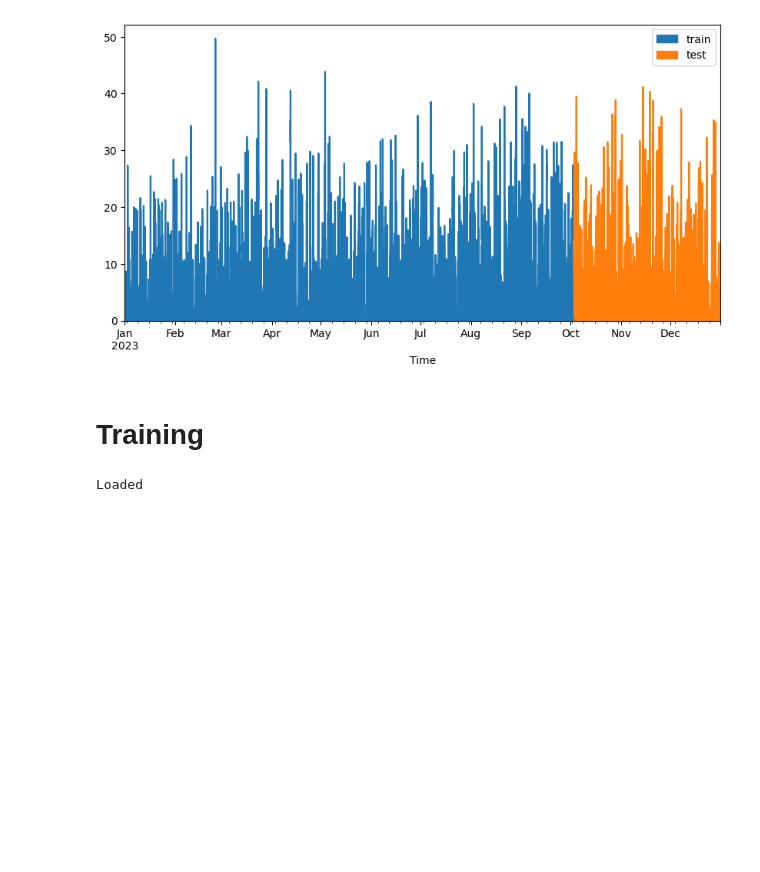
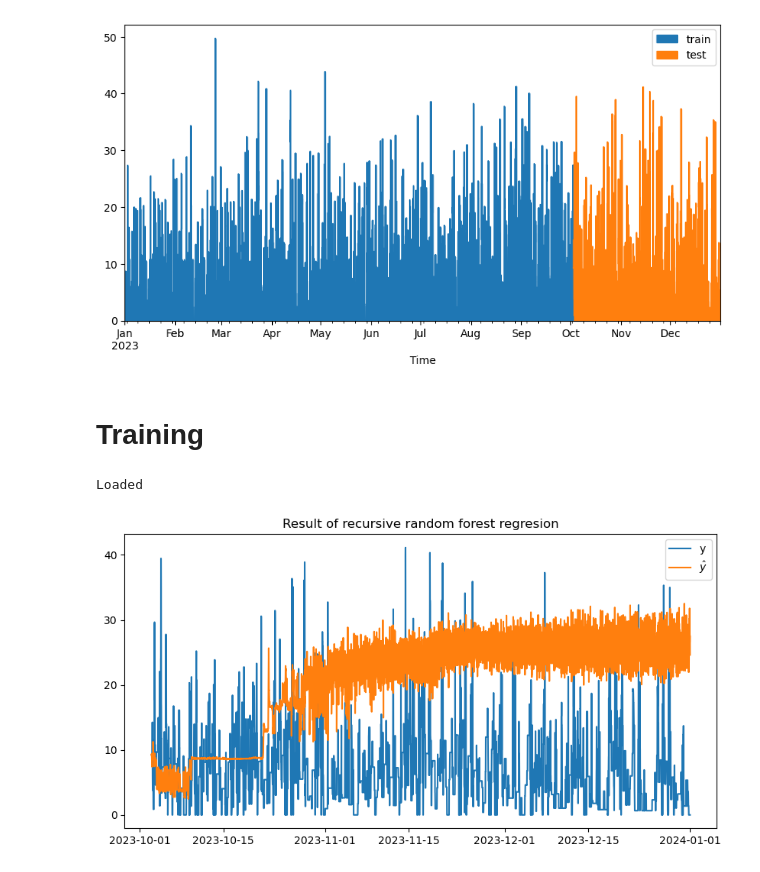
Before and after one commit to SpongeStark/Pre-PhD, a Jupyter notebook: demo/train_naive.ipynb, the cells around one changed output. Cells and saved outputs as stored; diff of their text form; code cells hidden in the pictures; blank space fills up the shorter version.

```diff
--- a/demo/train_naive.ipynb
+++ b/demo/train_naive.ipynb
@@ -63,7 +63,7 @@ from skforecast.preprocessing import RollingFeatures
 from sklearn.ensemble import RandomForestRegressor
 
 forecaster = ForecasterRecursive(
-    estimator = RandomForestRegressor(random_state=42, verbose=-1),
+    regressor = RandomForestRegressor(random_state=42, verbose=-1),
     lags = int((60/15)*24*7), # use previous one week
     window_features = RollingFeatures(stats=['mean'], window_sizes=int((60/15)*24))
 )
@@ -71,7 +71,7 @@ forecaster = ForecasterRecursive(
 import joblib as jb
 import json
 
-output_dir = root_proj / "checkpoints" / "point01"
+output_dir = root_proj / "checkpoints" / "point02"
 
 if not (output_dir / "log.json").is_file(): # first train
     output_dir.mkdir(parents=True, exist_ok=True)
@@ -107,3 +107,17 @@ else:
     print("Loaded")
 # %% [output]
 Loaded
+# %%
+yhat_test = forecaster.predict(steps=len(df_test))
+# %%
+# Save and display the plot
+fig, ax = plt.subplots(figsize=(10, 5))
+ax.set_title("Result of recursive random forest regresion")
+ax.plot(df_test['Time'], df_test['Total'], label='y')
+ax.plot(df_test['Time'], yhat_test, label=r'$\hat{y}$')
+ax.legend()
+# fig.autofmt_xdate() # for rotation
+fig.savefig(output_dir / "prediction_test.png", dpi=300, bbox_inches='tight')
+plt.show()
+# %% [output]
+[figure, added]
```
Also changed, not shown: parts of 1 cell of this notebook, 3 other files.
